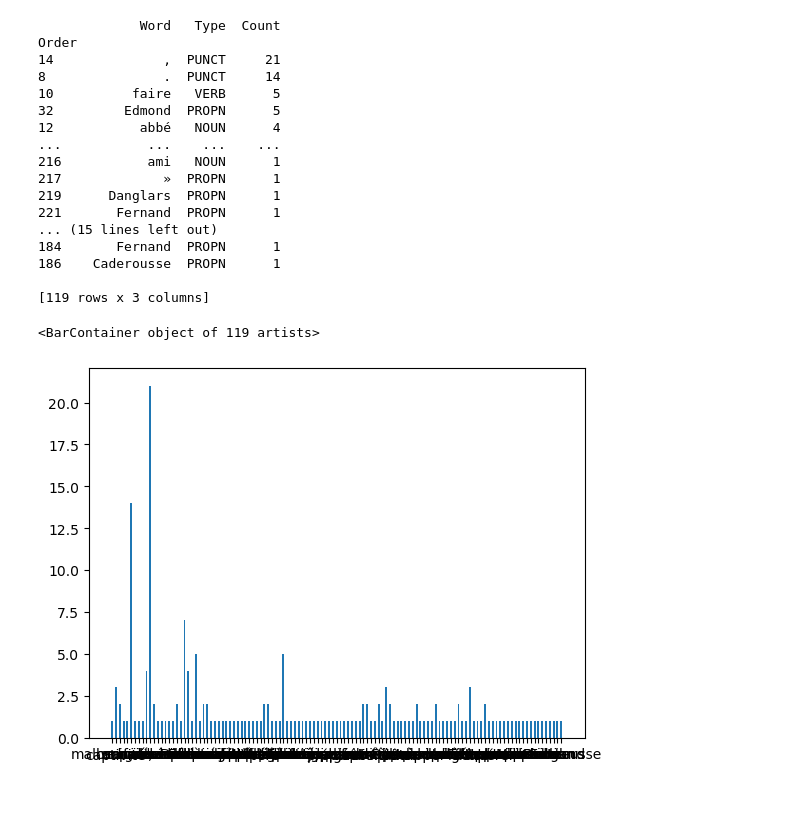
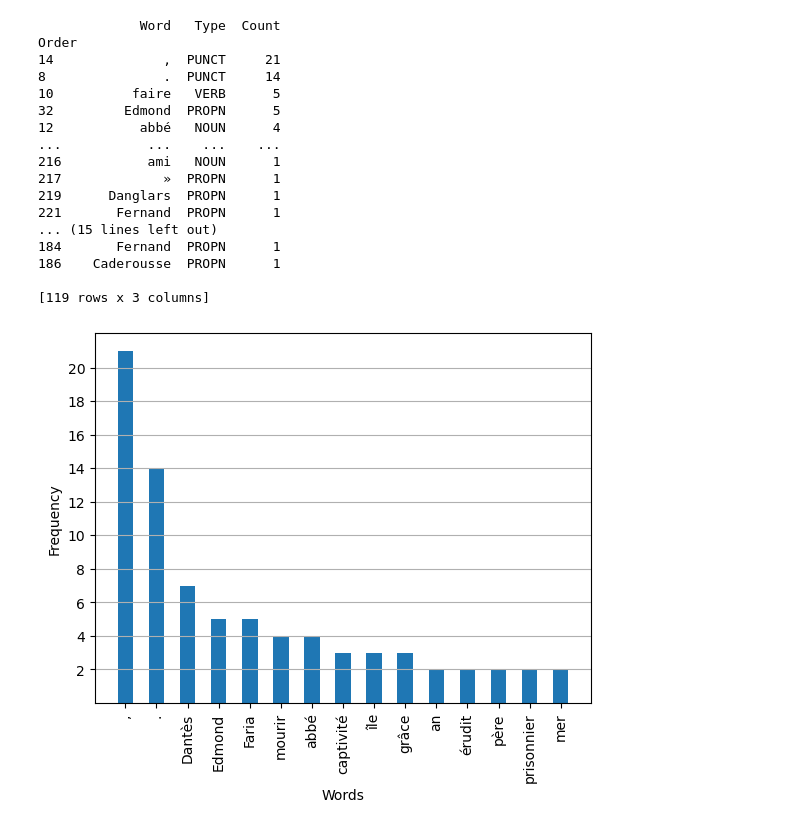
Before and after one commit to lucas-cumunel/libroguessr, a Jupyter notebook: tokenisation.ipynb, the cells around one changed output. Drawn from its saved outputs; the diff is of its cells as text; code cells hidden in the pictures; blank space fills up the shorter version.

Commit message:
some graphics

```diff
--- a/tokenisation.ipynb
+++ b/tokenisation.ipynb
@@ -84,12 +84,16 @@ Order
 186    Caderousse  PROPN      1
 
 [119 rows x 3 columns]
-# %%
-#Graphs
-#plt.hist(d_sum_CC)
-categories = d_sum_CC['Word']
-counts = d_sum_CC['Count']
-plt.bar(categories, counts, width=0.5)
-# %% [output]
-<BarContainer object of 119 artists>
-[figure, removed]
+# %%
+#Graphs
+#plt.hist(d_sum_CC)
+d_sorted=d_sum_CC.sort_values('Count',ascending=False).head(15)
+plt.bar(d_sorted['Word'], d_sorted['Count'], width=0.5)
+plt.xticks(rotation='vertical')
+plt.yticks(range(min(d_sorted['Count']),max(d_sorted['Count']),2))
+plt.xlabel("Words")
+plt.ylabel("Frequency")
+plt.grid(axis="y")
+plt.show()
+# %% [output]
+[figure, added]
```
Also changed, not shown: parts of 1 cell of this notebook.
